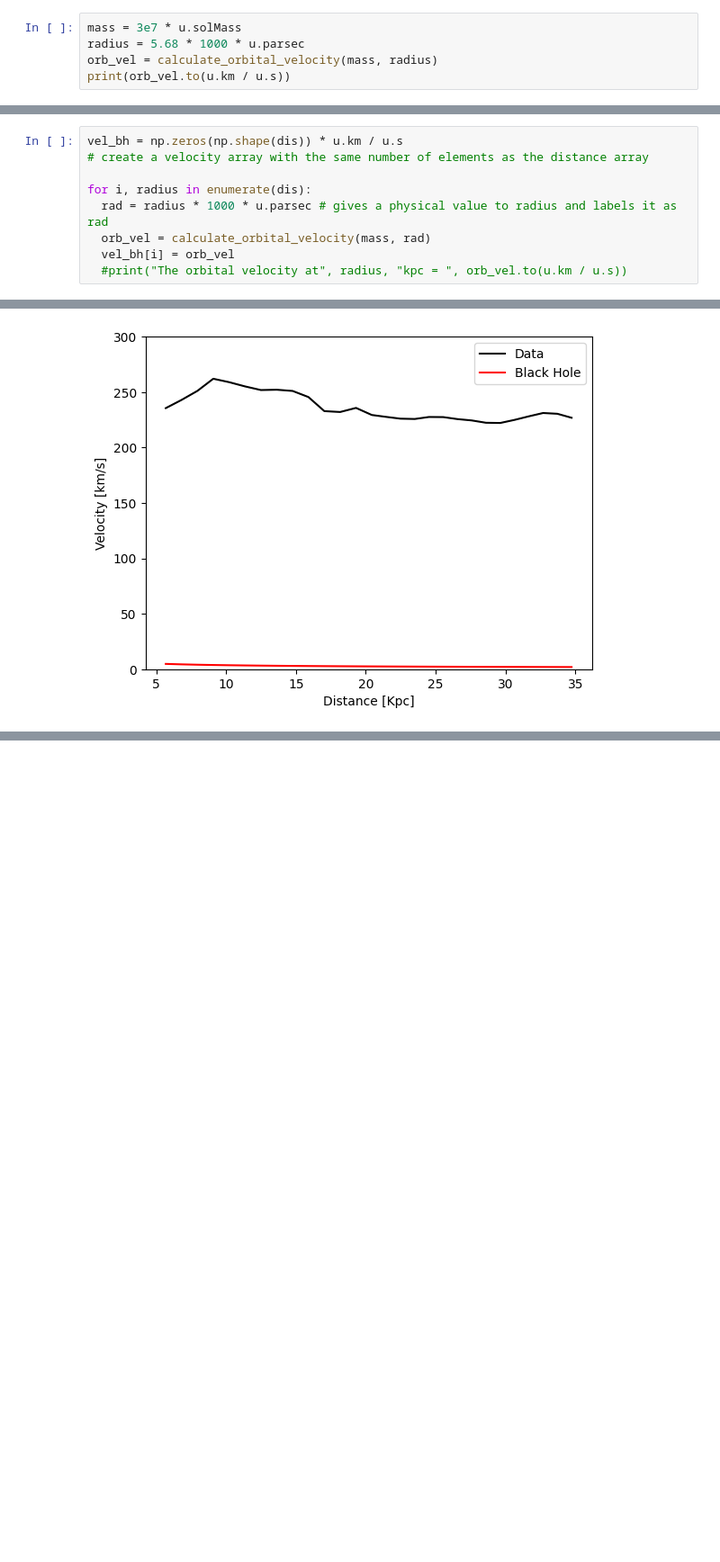
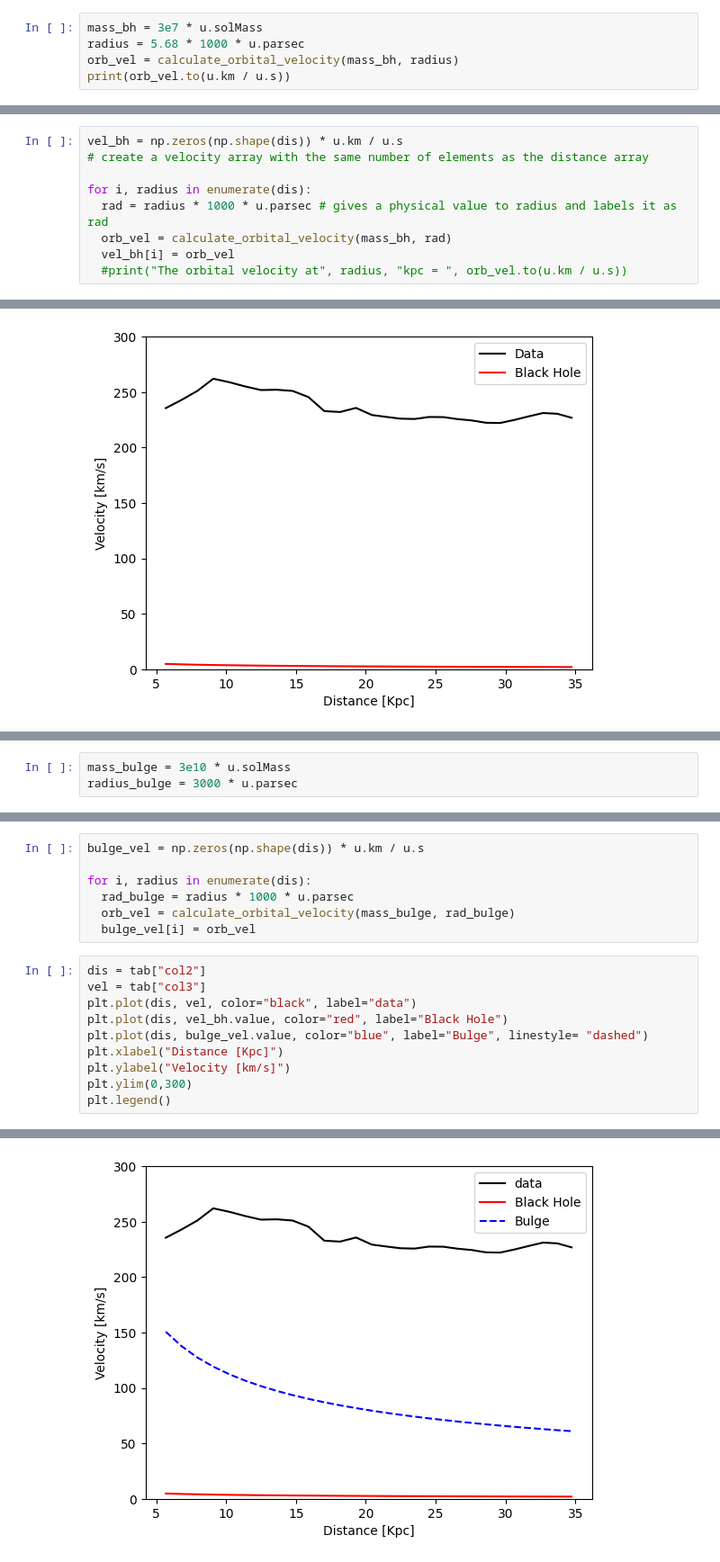
Before and after one commit to Kaitlynn218/Dark-Matter, a Jupyter notebook: class_demo.ipynb, the cells around one changed output, grey strips where cells are left out. Shown at 90% size. Drawn from its saved outputs; the diff is of its cells as text; blank space fills up the shorter version.

```diff
--- a/class_demo.ipynb
+++ b/class_demo.ipynb
@@ -77,9 +77,9 @@ print(orb_vel.to(u.km / u.s))
 # %% [markdown]
 This line of code tells us the orbital velocity of a black hole
 # %%
-mass = 3e7 * u.solMass
+mass_bh = 3e7 * u.solMass
 radius = 5.68 * 1000 * u.parsec
-orb_vel = calculate_orbital_velocity(mass, radius)
+orb_vel = calculate_orbital_velocity(mass_bh, radius)
 print(orb_vel.to(u.km / u.s))
 # %% [output]
 4.766142291386287 km / s
@@ -91,7 +91,7 @@ vel_bh = np.zeros(np.shape(dis)) * u.km / u.s
 
 for i, radius in enumerate(dis):
   rad = radius * 1000 * u.parsec # gives a physical value to radius and labels it as rad
-  orb_vel = calculate_orbital_velocity(mass, rad)
+  orb_vel = calculate_orbital_velocity(mass_bh, rad)
   vel_bh[i] = orb_vel
   #print("The orbital velocity at", radius, "kpc = ", orb_vel.to(u.km / u.s))
 # %% [markdown]
@@ -110,0 +114,3 @@ plt.legend()
+# %%
+mass_bulge = 3e10 * u.solMass
+radius_bulge = 3000 * u.parsec
@@ -110,0 +122,18 @@ plt.legend()
+# %%
+bulge_vel = np.zeros(np.shape(dis)) * u.km / u.s
+
+for i, radius in enumerate(dis):
+  rad_bulge = radius * 1000 * u.parsec
+  orb_vel = calculate_orbital_velocity(mass_bulge, rad_bulge)
+  bulge_vel[i] = orb_vel
+# %%
+dis = tab["col2"]
+vel = tab["col3"]
+plt.plot(dis, vel, color="black", label="data")
+plt.plot(dis, vel_bh.value, color="red", label="Black Hole")
+plt.plot(dis, bulge_vel.value, color="blue", label="Bulge", linestyle= "dashed")
+plt.xlabel("Distance [Kpc]")
+plt.ylabel("Velocity [km/s]")
+plt.ylim(0,300)
+plt.legend()
+# %% [output]
@@ -110,0 +141 @@ plt.legend()
+[figure, added]
```
Also changed, not shown: parts of 15 cells of this notebook.
